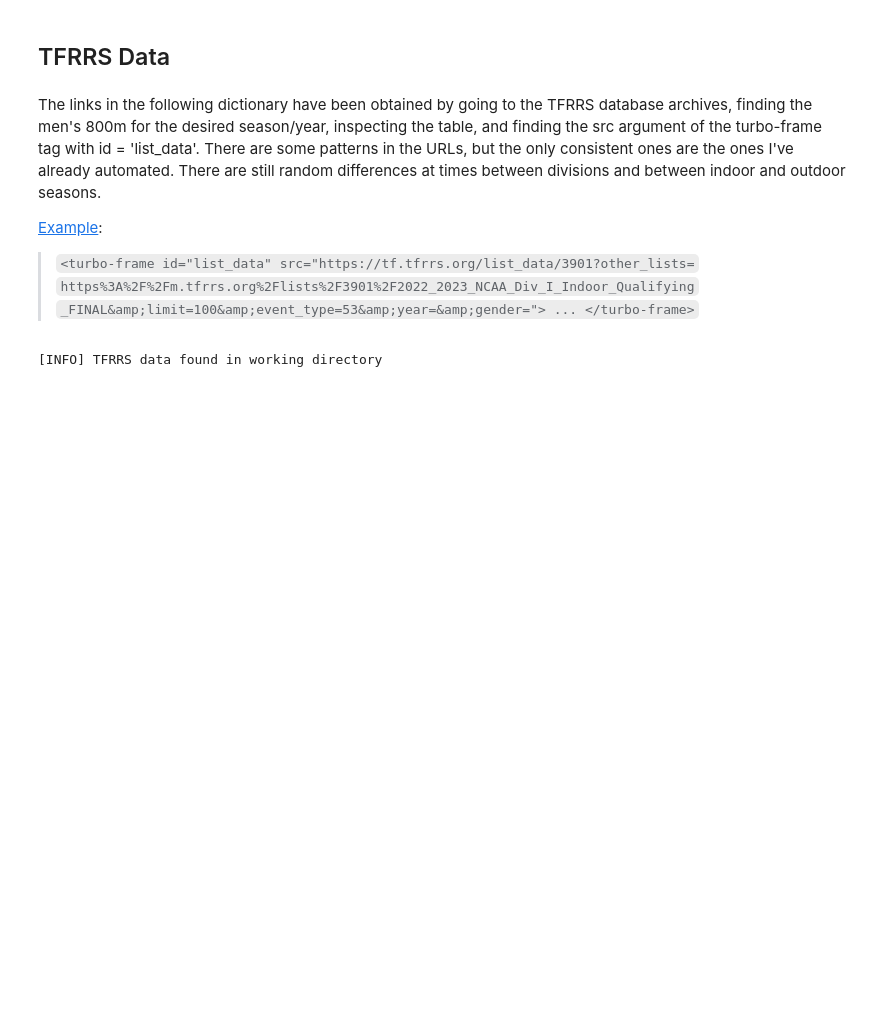
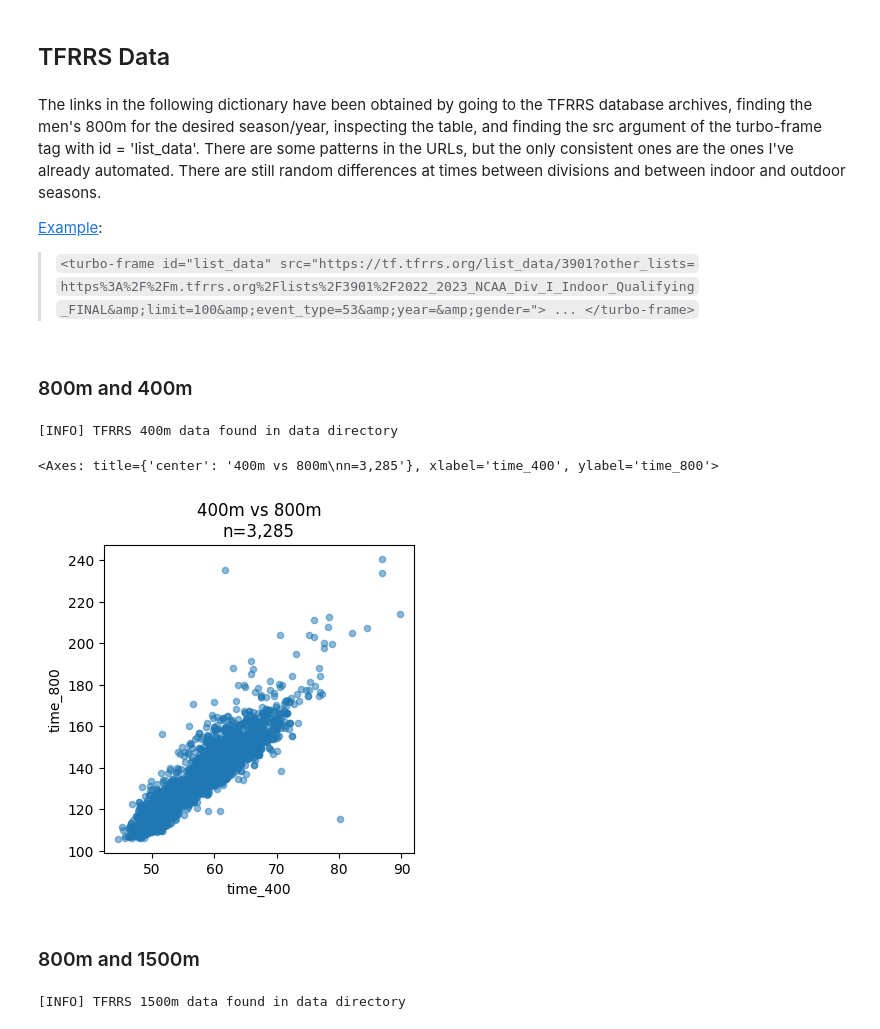
Before and after one commit to mitchellggreenhalgh/mid-distance-webscrapers, a Jupyter notebook: mid_distance_race_performances.ipynb, the cells around one changed output. Saved outputs shown, nothing was run; the diff lists cells and outputs as text; code cells hidden in the pictures; blank space fills up the shorter version.

```diff
--- a/mid_distance_race_performances.ipynb
+++ b/mid_distance_race_performances.ipynb
@@ -70,20 +70,22 @@ njcaa_dict = {
     'outdoor_2023': 'https://tf.tfrrs.org/list_data/4201?other_lists=https%3A%2F%2Ftf.tfrrs.org%2Flists%2F4201%2FNJCAA_All_Schools_Outdoor_Performance_List&limit=500&event_type=12&year=&gender=m',
     'indoor_2024': 'https://tf.tfrrs.org/list_data/4367?other_lists=https%3A%2F%2Fm.tfrrs.org%2Flists%2F4367%2F2023_2024_NJCAA_Indoor_Qualifying_List&limit=500&event_type=54&year=&gender=m',
 }
+# %% [markdown]
+### 800m and 400m
 # %%
 from scrape_tfrrs import TFRRSScraper
 from glob import glob
 
-tfrrs = TFRRSScraper()
-
-if not glob('data/tfrrs*.csv'):
-    di_tfrrs = tfrrs.download_seasons(di_dict, division='di')
-    dii_tfrrs = tfrrs.download_seasons(dii_dict, division='dii')
-    diii_tfrrs = tfrrs.download_seasons(diii_dict, division='diii')
-    naia_tfrrs = tfrrs.download_seasons(naia_dict, division='naia')
-    njcaa_tfrrs = tfrrs.download_seasons(njcaa_dict, division='njcaa')
+tfrrs_400 = TFRRSScraper(400)
+if not glob(f'data/tfrrs*{tfrrs_400.other_event}.csv'):
+    di_tfrrs_400 = tfrrs_400.download_seasons(di_dict, division='di')
+    dii_tfrrs_400 = tfrrs_400.download_seasons(dii_dict, division='dii')
+    diii_tfrrs_400 = tfrrs_400.download_seasons(diii_dict, division='diii')
+    naia_tfrrs_400 = tfrrs_400.download_seasons(naia_dict, division='naia')
+    njcaa_tfrrs_400 = tfrrs_400.download_seasons(njcaa_dict, division='njcaa')
+    df_tfrrs_400 = tfrrs_400.merge_tfrrs_data()
 else:
-    print('[INFO] TFRRS data found in data directory')
-    df_tfrrs = tfrrs.merge_tfrrs_data()
+    print(f'[INFO] TFRRS {tfrrs_400.other_event}m data found in data directory')
+    df_tfrrs_400 = tfrrs_400.merge_tfrrs_data()
 # %% [output]
-[INFO] TFRRS data found in working directory
+[INFO] TFRRS 400m data found in data directory
@@ -91,0 +92,28 @@ df_milesplit = pd.read_csv('milesplit_indoor_2023-outdoor_2023.csv')
+# %%
+df_tfrrs_400.plot(
+    kind='scatter',
+    x='time_400',
+    y='time_800',
+    figsize=(4,4),
+    alpha = 0.5,
+    title = f'400m vs 800m\nn={len(df_tfrrs_400):,}'
+)
+# %% [output]
+<Axes: title={'center': '400m vs 800m\nn=3,285'}, xlabel='time_400', ylabel='time_800'>
+[figure, added]
+# %% [markdown]
+### 800m and 1500m
+# %%
+tfrrs_1500 = TFRRSScraper(1500)
+if not glob(f'data/tfrrs*{tfrrs_1500.other_event}.csv'):
+    di_tfrrs_1500 = tfrrs_1500.download_seasons(di_dict, division='di')
+    dii_tfrrs_1500 = tfrrs_1500.download_seasons(dii_dict, division='dii')
+    diii_tfrrs_1500 = tfrrs_1500.download_seasons(diii_dict, division='diii')
+    naia_tfrrs_1500 = tfrrs_1500.download_seasons(naia_dict, division='naia')
+    njcaa_tfrrs_1500 = tfrrs_1500.download_seasons(njcaa_dict, division='njcaa')
+    df_tfrrs_1500 = tfrrs_1500.merge_tfrrs_data()
+else:
+    print(f'[INFO] TFRRS {tfrrs_1500.other_event}m data found in data directory')
+    df_tfrrs_1500 = tfrrs_1500.merge_tfrrs_data()
+# %% [output]
+[INFO] TFRRS 1500m data found in data directory
```
Also changed, not shown: parts of 9 cells of this notebook.
